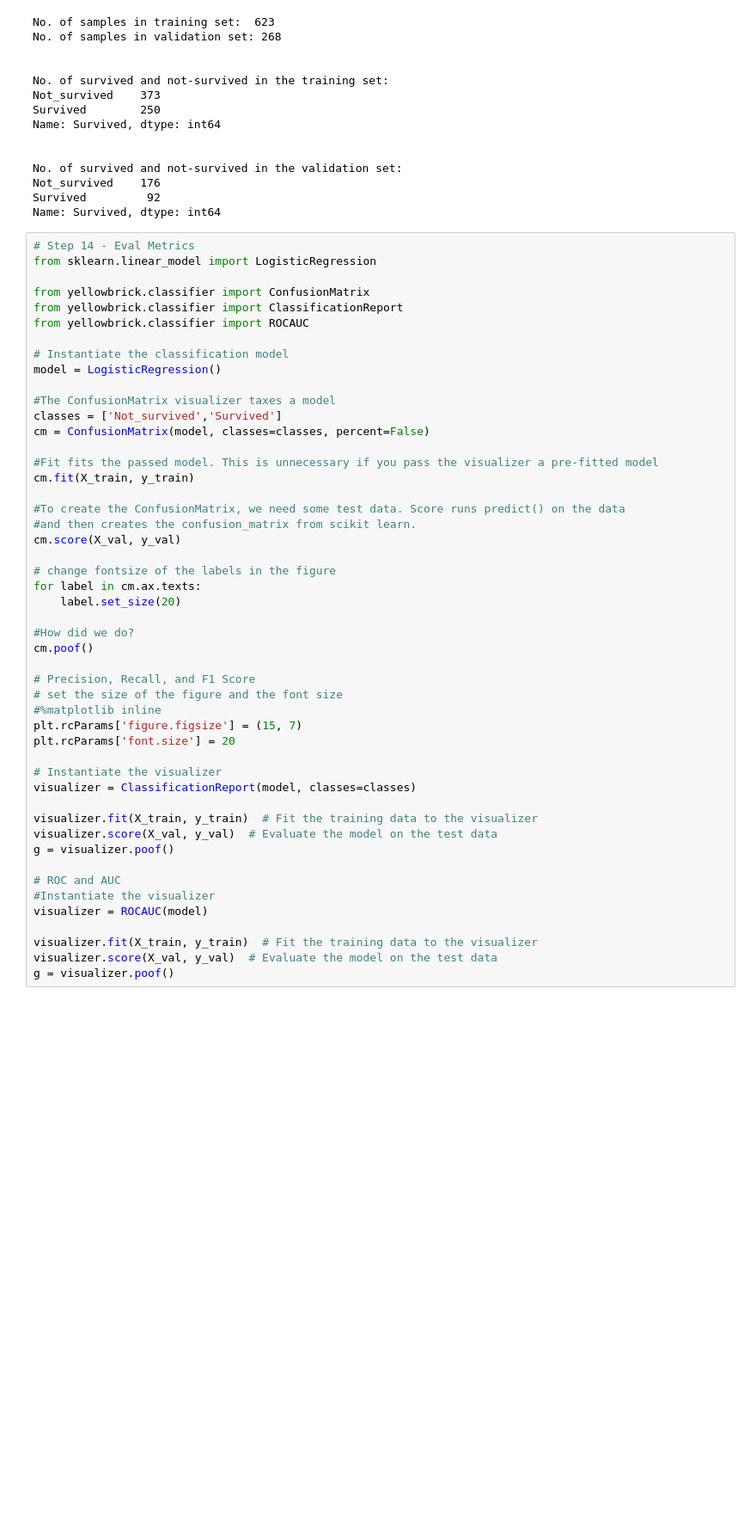
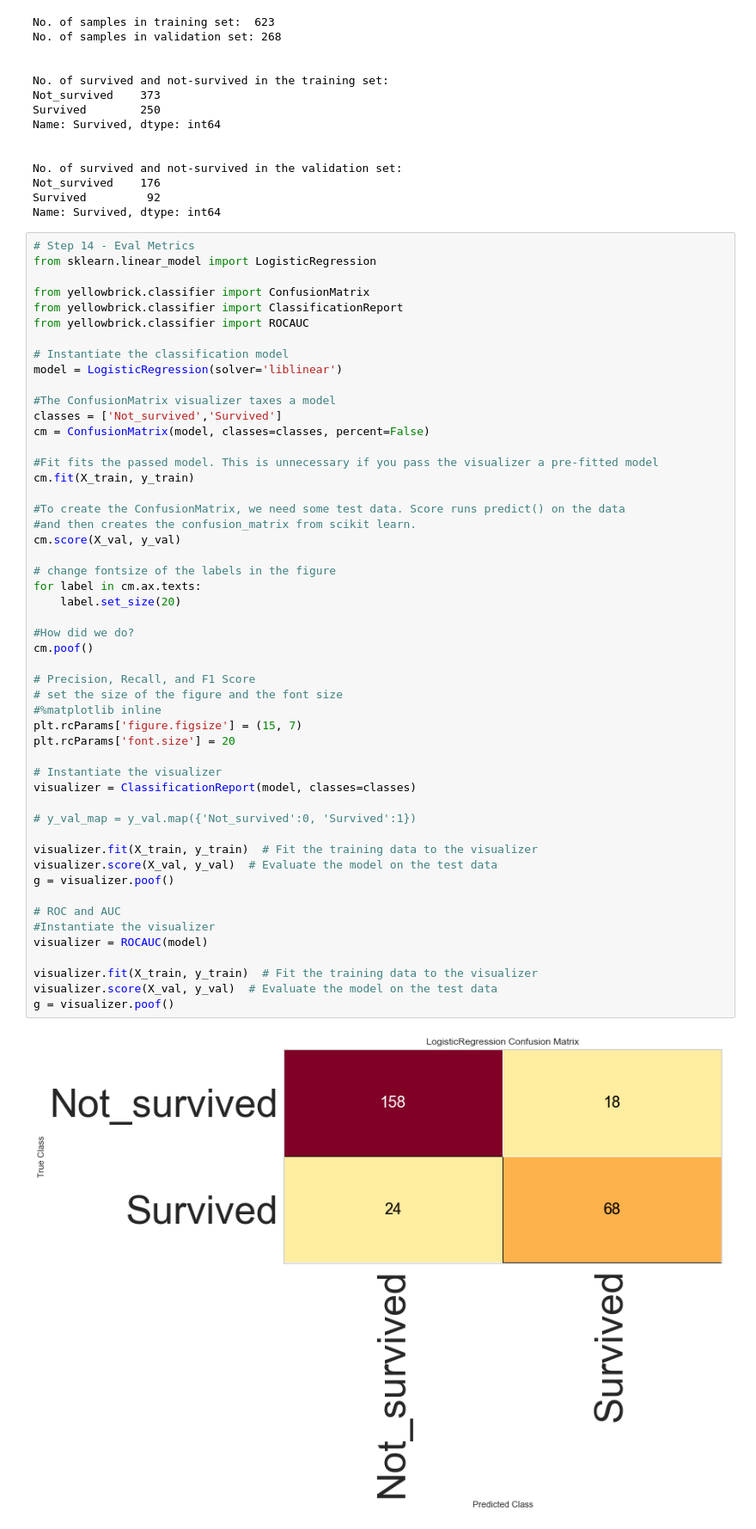
Before and after one commit to ramsey-king/DSC-550-Data-Mining, a Jupyter notebook: Week8/King_Ramsey_Exercise_8-2.ipynb, the cells around one changed output. Shown at 86% size. Cells and saved outputs as stored; diff of their text form; blank space fills up the shorter version.

```diff
--- a/Week8/King_Ramsey_Exercise_8-2.ipynb
+++ b/Week8/King_Ramsey_Exercise_8-2.ipynb
@@ -379,7 +379,7 @@ from yellowbrick.classifier import ClassificationReport
 from yellowbrick.classifier import ROCAUC
 
 # Instantiate the classification model
-model = LogisticRegression()
+model = LogisticRegression(solver='liblinear')
 
 #The ConfusionMatrix visualizer taxes a model
 classes = ['Not_survived','Survived']
@@ -393,30 +393,33 @@ cm.fit(X_train, y_train)
 cm.score(X_val, y_val)
 
 # change fontsize of the labels in the figure
 for label in cm.ax.texts:
     label.set_size(20)
 
 #How did we do?
 cm.poof()
 
 # Precision, Recall, and F1 Score
 # set the size of the figure and the font size
 #%matplotlib inline
 plt.rcParams['figure.figsize'] = (15, 7)
 plt.rcParams['font.size'] = 20
 
 # Instantiate the visualizer
 visualizer = ClassificationReport(model, classes=classes)
 
+# y_val_map = y_val.map({'Not_survived':0, 'Survived':1})
+
 visualizer.fit(X_train, y_train)  # Fit the training data to the visualizer
 visualizer.score(X_val, y_val)  # Evaluate the model on the test data
 g = visualizer.poof()
 
 # ROC and AUC
 #Instantiate the visualizer
 visualizer = ROCAUC(model)
 
 visualizer.fit(X_train, y_train)  # Fit the training data to the visualizer
 visualizer.score(X_val, y_val)  # Evaluate the model on the test data
 g = visualizer.poof()
 # %% [output]
+[figure, added]
```
Also changed, not shown: parts of 4 cells of this notebook, 3 other files.
